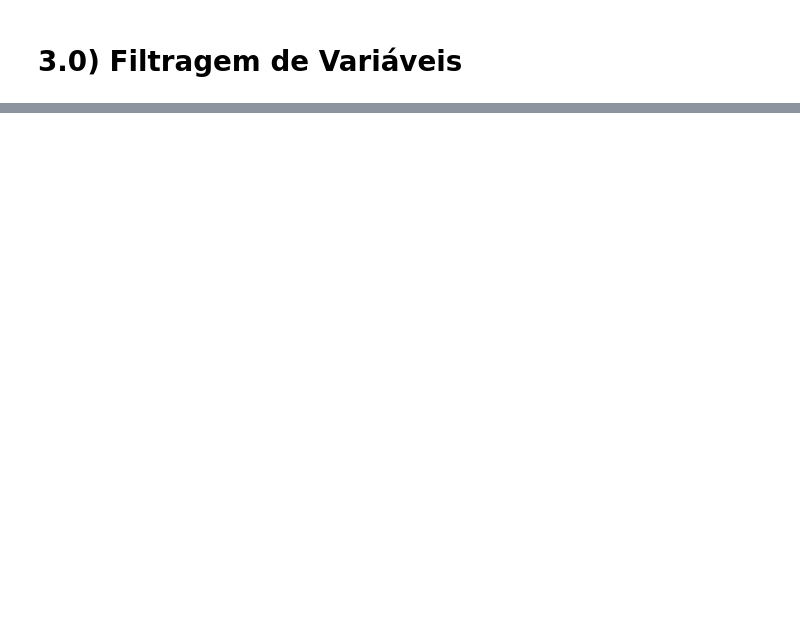
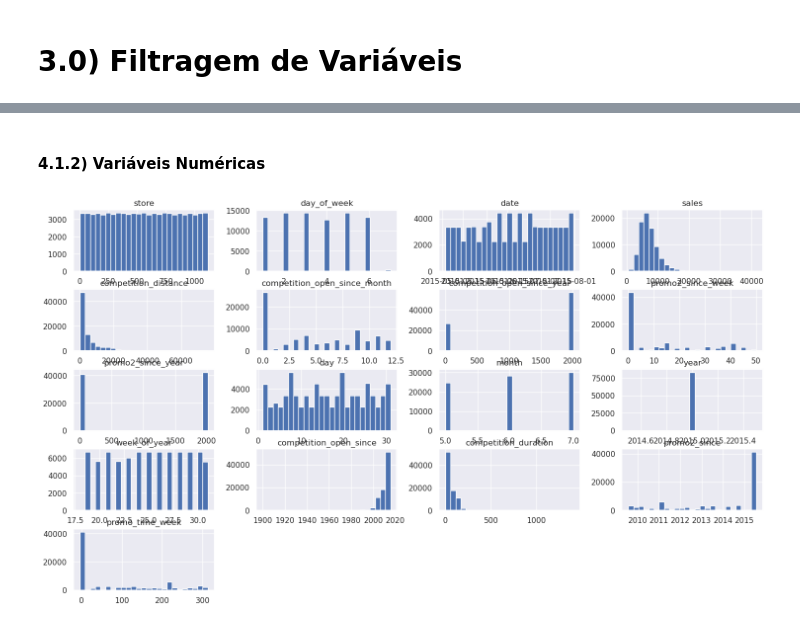
Before and after one commit to GustavoBarros11/rossmann_sales_forecast, a Jupyter notebook: ciclo1_notebook.ipynb, the cells around one changed output, grey strips where cells are left out. Cells and saved outputs as stored; diff of their text form; code cells hidden in the pictures; blank space fills up the shorter version.

```diff
--- a/ciclo1_notebook.ipynb
+++ b/ciclo1_notebook.ipynb
@@ -297,0 +317,7 @@ Length: 10000, dtype: object
+# %% [markdown]
+#### 4.1.2) Variáveis Numéricas
+# %%
+num_attr = df4.select_dtypes(include=[int, float, 'datetime64[ns]'])
+num_attr.hist(bins=25);
+# %% [output]
+[figure, added]
```
Also changed, not shown: parts of 37 cells of this notebook.
